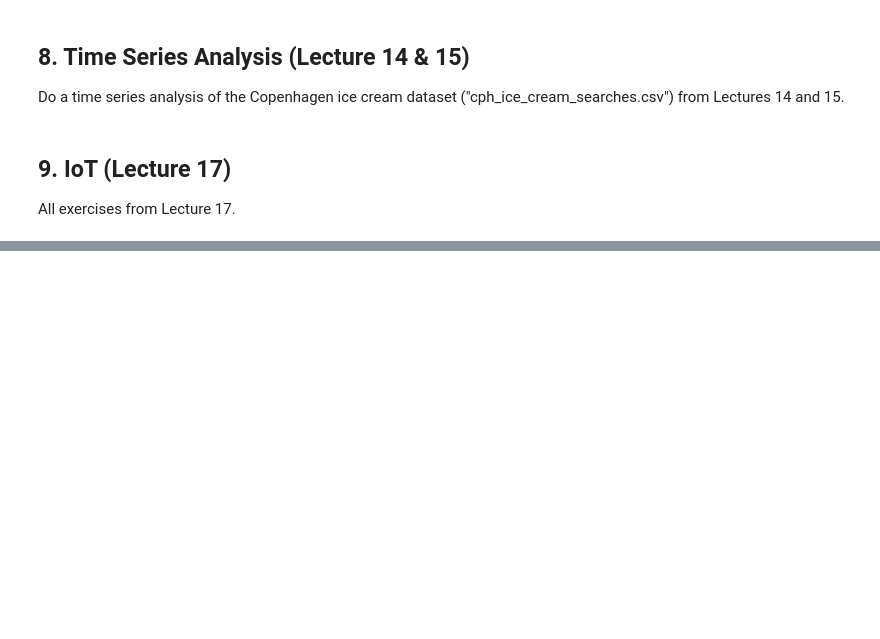
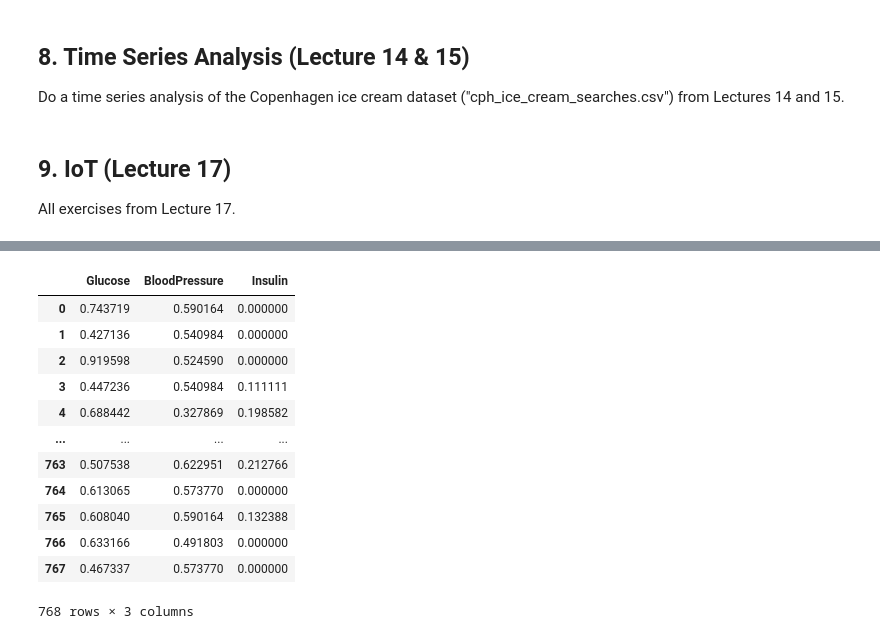
Before and after one commit to RasmuskjaerN/datathings, a Jupyter notebook: Exam_template.ipynb, the cells around one changed output, grey strips where cells are left out. Drawn from its saved outputs; the diff is of its cells as text; code cells hidden in the pictures; blank space fills up the shorter version.

```diff
--- a/Exam_template.ipynb
+++ b/Exam_template.ipynb
@@ -519,0 +981,16 @@ All exercises from Lecture 17.
+# %%
+X_scaled
+# %% [output]
+|  | Glucose | BloodPressure | Insulin |
+| 0 | 0.743719 | 0.590164 | 0.000000 |
+| 1 | 0.427136 | 0.540984 | 0.000000 |
+| 2 | 0.919598 | 0.524590 | 0.000000 |
+| 3 | 0.447236 | 0.540984 | 0.111111 |
+| 4 | 0.688442 | 0.327869 | 0.198582 |
+| ... | ... | ... | ... |
+| 763 | 0.507538 | 0.622951 | 0.212766 |
+| 764 | 0.613065 | 0.573770 | 0.000000 |
+| 765 | 0.608040 | 0.590164 | 0.132388 |
+| 766 | 0.633166 | 0.491803 | 0.000000 |
+| 767 | 0.467337 | 0.573770 | 0.000000 |
+768 rows × 3 columns
```
Also changed, not shown: parts of 76 cells of this notebook.
